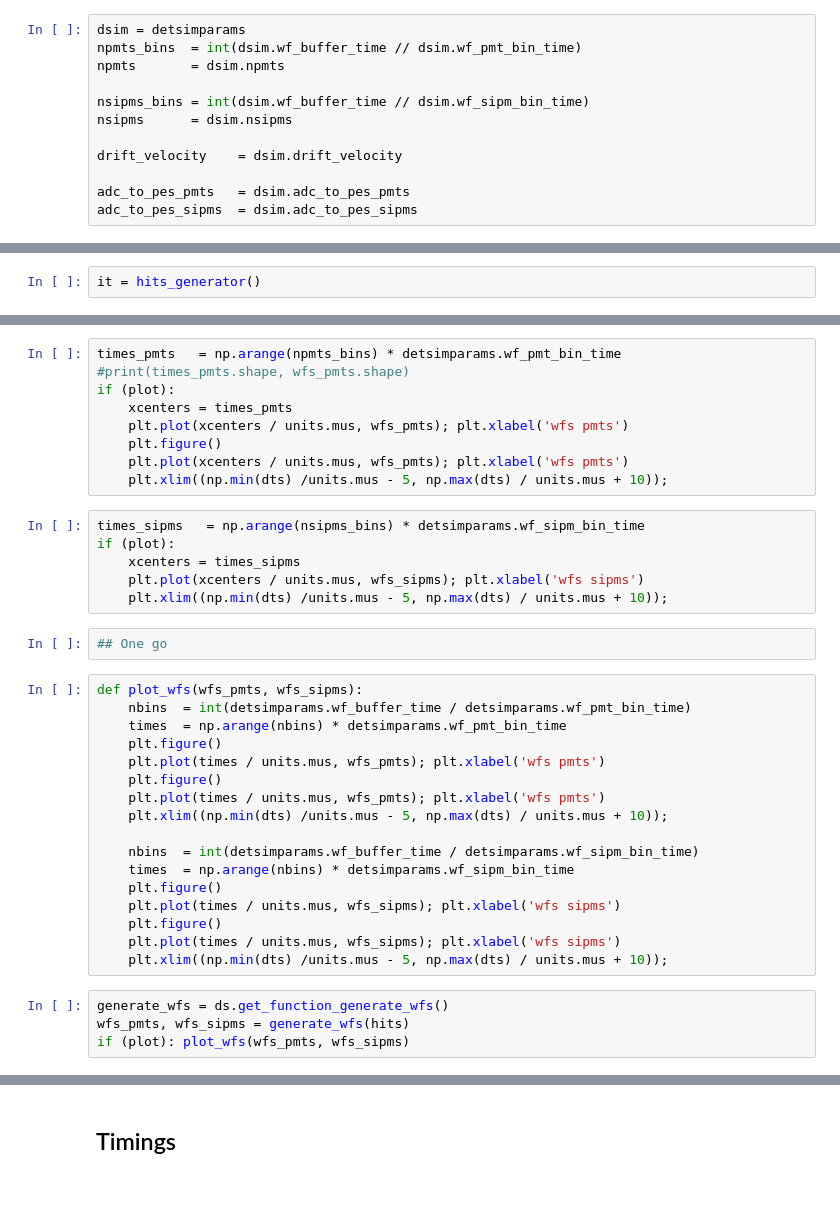
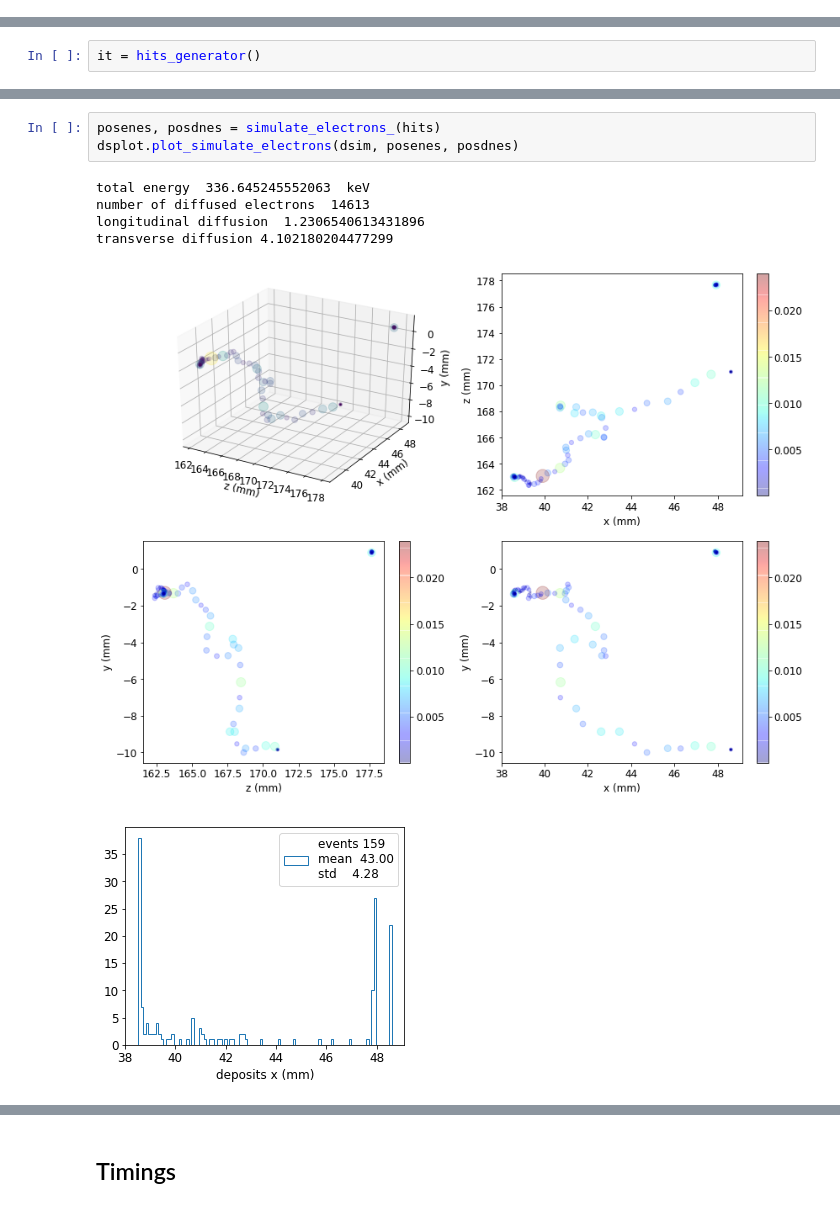
Before and after one commit to jahernando/ICAROSNB, a Jupyter notebook: JAH/detsim/detsim_city.ipynb, the cells around one changed output, grey strips where cells are left out. Cells and saved outputs as stored; diff of their text form.

```diff
--- a/JAH/detsim/detsim_city.ipynb
+++ b/JAH/detsim/detsim_city.ipynb
@@ -54,12 +64,0 @@ plt.xlabel('x (mm)'); plt.ylabel('y (mm)');
-# %%
-dsim = detsimparams
-npmts_bins  = int(dsim.wf_buffer_time // dsim.wf_pmt_bin_time)
-npmts       = dsim.npmts
-
-nsipms_bins = int(dsim.wf_buffer_time // dsim.wf_sipm_bin_time)
-nsipms      = dsim.nsipms
-
-drift_velocity    = dsim.drift_velocity
-
-adc_to_pes_pmts   = dsim.adc_to_pes_pmts
-adc_to_pes_sipms  = dsim.adc_to_pes_sipms
@@ -200,38 +95,10 @@ sipms_pmts          = wfs_sipms * adc_to_pes_sipms
-# %%
-times_pmts   = np.arange(npmts_bins) * detsimparams.wf_pmt_bin_time
-#print(times_pmts.shape, wfs_pmts.shape)
-if (plot):
-    xcenters = times_pmts
-    plt.plot(xcenters / units.mus, wfs_pmts); plt.xlabel('wfs pmts')
-    plt.figure()
-    plt.plot(xcenters / units.mus, wfs_pmts); plt.xlabel('wfs pmts')
-    plt.xlim((np.min(dts) /units.mus - 5, np.max(dts) / units.mus + 10));
-# %%
-times_sipms   = np.arange(nsipms_bins) * detsimparams.wf_sipm_bin_time
-if (plot):
-    xcenters = times_sipms
-    plt.plot(xcenters / units.mus, wfs_sipms); plt.xlabel('wfs sipms')
-    plt.xlim((np.min(dts) /units.mus - 5, np.max(dts) / units.mus + 10));
-# %%
-## One go
-# %%
-def plot_wfs(wfs_pmts, wfs_sipms):
-    nbins  = int(detsimparams.wf_buffer_time / detsimparams.wf_pmt_bin_time)
-    times  = np.arange(nbins) * detsimparams.wf_pmt_bin_time
-    plt.figure()
-    plt.plot(times / units.mus, wfs_pmts); plt.xlabel('wfs pmts')
-    plt.figure()
-    plt.plot(times / units.mus, wfs_pmts); plt.xlabel('wfs pmts')
-    plt.xlim((np.min(dts) /units.mus - 5, np.max(dts) / units.mus + 10));
-
-    nbins  = int(detsimparams.wf_buffer_time / detsimparams.wf_sipm_bin_time)
-    times  = np.arange(nbins) * detsimparams.wf_sipm_bin_time
-    plt.figure()
-    plt.plot(times / units.mus, wfs_sipms); plt.xlabel('wfs sipms')
-    plt.figure()
-    plt.plot(times / units.mus, wfs_sipms); plt.xlabel('wfs sipms')
-    plt.xlim((np.min(dts) /units.mus - 5, np.max(dts) / units.mus + 10));
-# %%
-generate_wfs = ds.get_function_generate_wfs()
-wfs_pmts, wfs_sipms = generate_wfs(hits)
-if (plot): plot_wfs(wfs_pmts, wfs_sipms)
+# %%
+posenes, posdnes = simulate_electrons_(hits)
+dsplot.plot_simulate_electrons(dsim, posenes, posdnes)
+# %% [output]
+total energy  336.645245552063  keV
+number of diffused electrons  14613
+longitudinal diffusion  1.2306540613431896
+transverse diffusion 4.102180204477299
+[figure, added]
+[figure, added]
```
Also changed, not shown: parts of 31 cells of this notebook, 1 other file.
